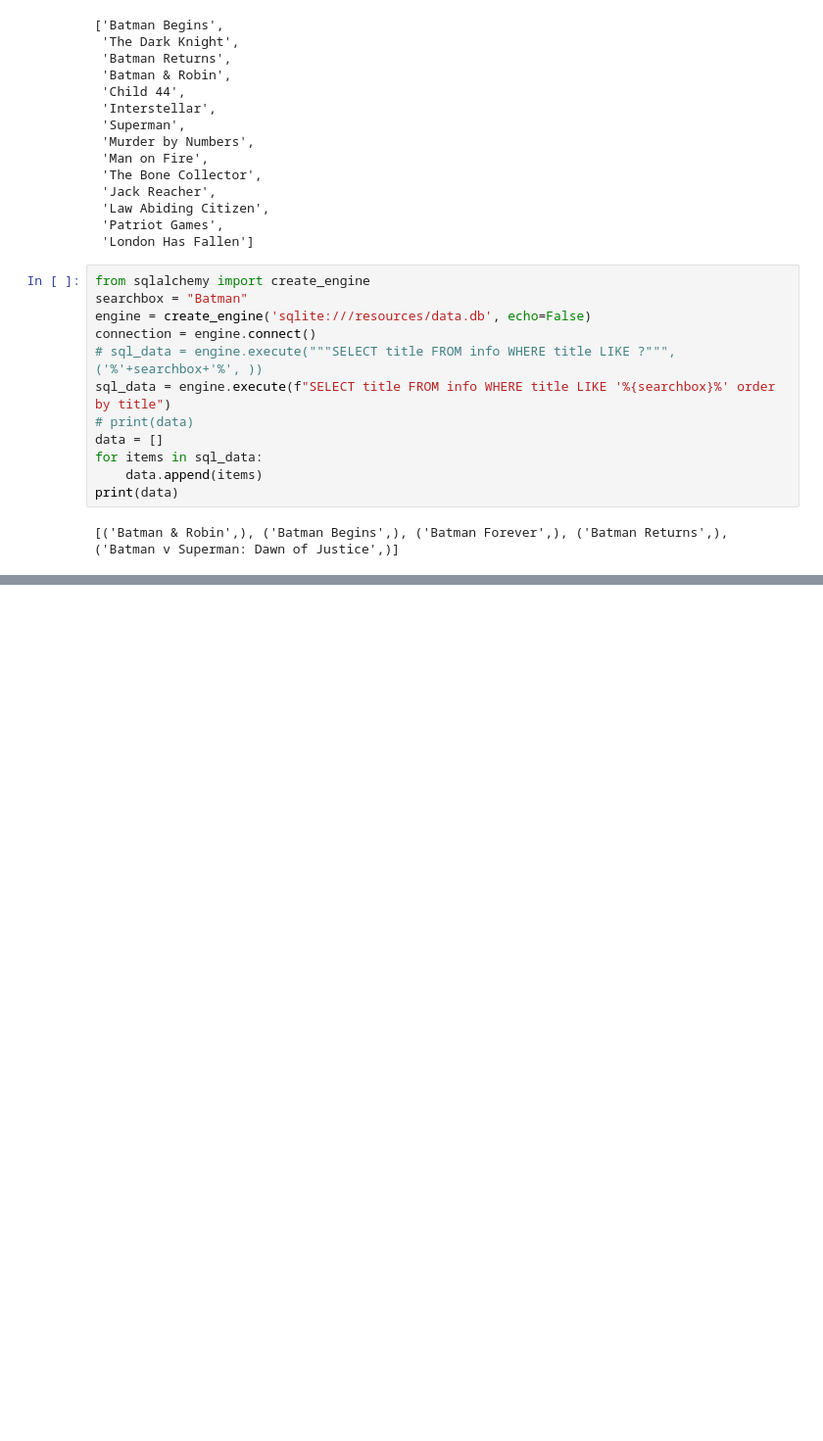
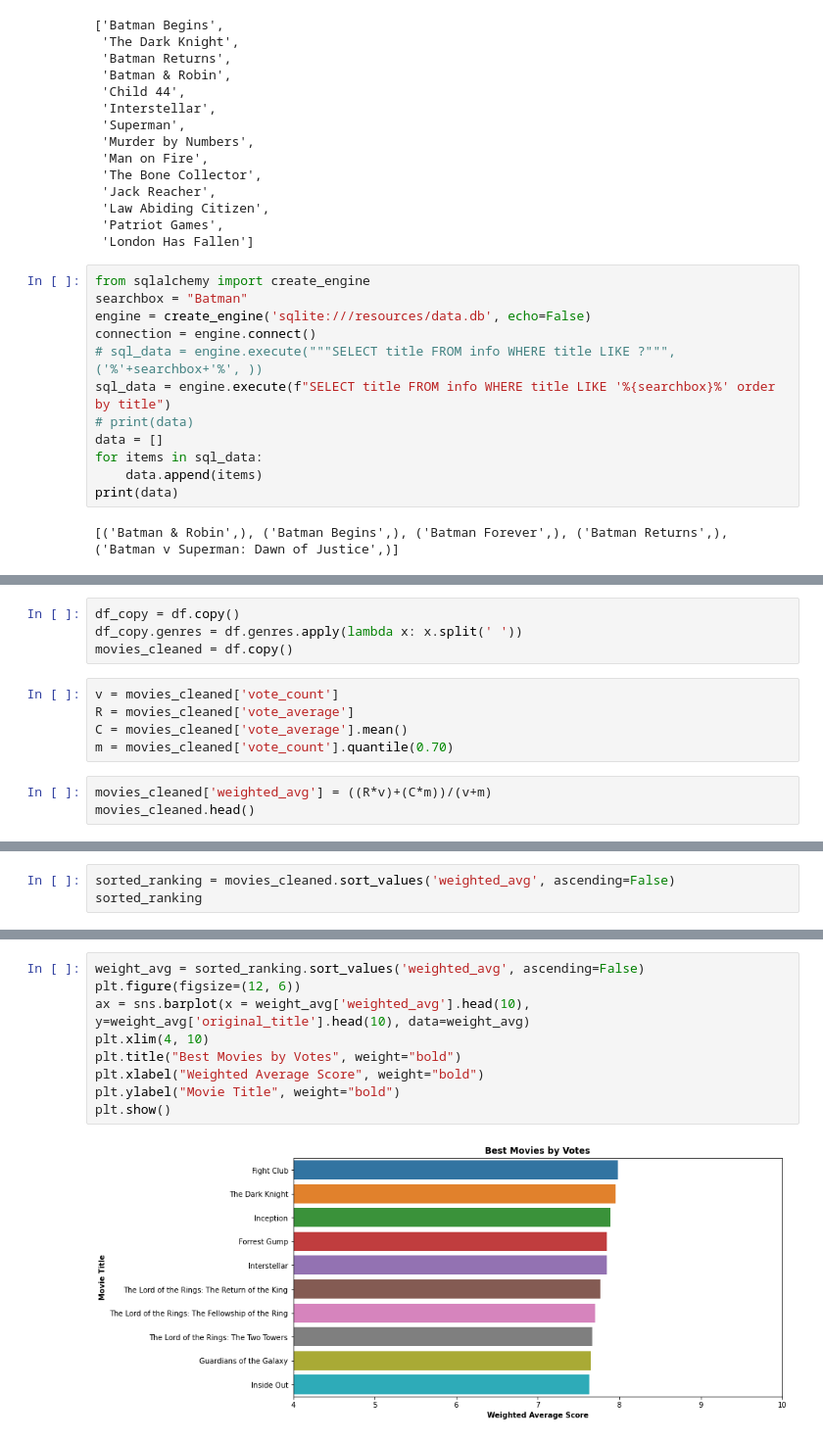
Before and after one commit to bimalkprabha/movie-recommendations-scikit, a Jupyter notebook: cleaning.ipynb, the cells around one changed output, grey strips where cells are left out. Shown: that part at 98% size. Drawn from its saved outputs; the diff is of its cells as text; blank space fills up the shorter version.

```diff
--- a/cleaning.ipynb
+++ b/cleaning.ipynb
@@ -229,0 +257,12 @@ print(data)
+# %%
+df_copy = df.copy()
+df_copy.genres = df.genres.apply(lambda x: x.split(' '))
+movies_cleaned = df.copy()
+# %%
+v = movies_cleaned['vote_count']
+R = movies_cleaned['vote_average']
+C = movies_cleaned['vote_average'].mean()
+m = movies_cleaned['vote_count'].quantile(0.70)
+# %%
+movies_cleaned['weighted_avg'] = ((R*v)+(C*m))/(v+m)
+movies_cleaned.head()
@@ -229,0 +277,3 @@ print(data)
+# %%
+sorted_ranking = movies_cleaned.sort_values('weighted_avg', ascending=False)
+sorted_ranking
@@ -229,0 +314,11 @@ print(data)
+# %%
+weight_avg = sorted_ranking.sort_values('weighted_avg', ascending=False)
+plt.figure(figsize=(12, 6))
+ax = sns.barplot(x = weight_avg['weighted_avg'].head(10), y=weight_avg['original_title'].head(10), data=weight_avg)
+plt.xlim(4, 10)
+plt.title("Best Movies by Votes", weight="bold")
+plt.xlabel("Weighted Average Score", weight="bold")
+plt.ylabel("Movie Title", weight="bold")
+plt.show()
+# %% [output]
+[figure, added]
```
Also changed, not shown: parts of 27 cells of this notebook, 2 other files.
